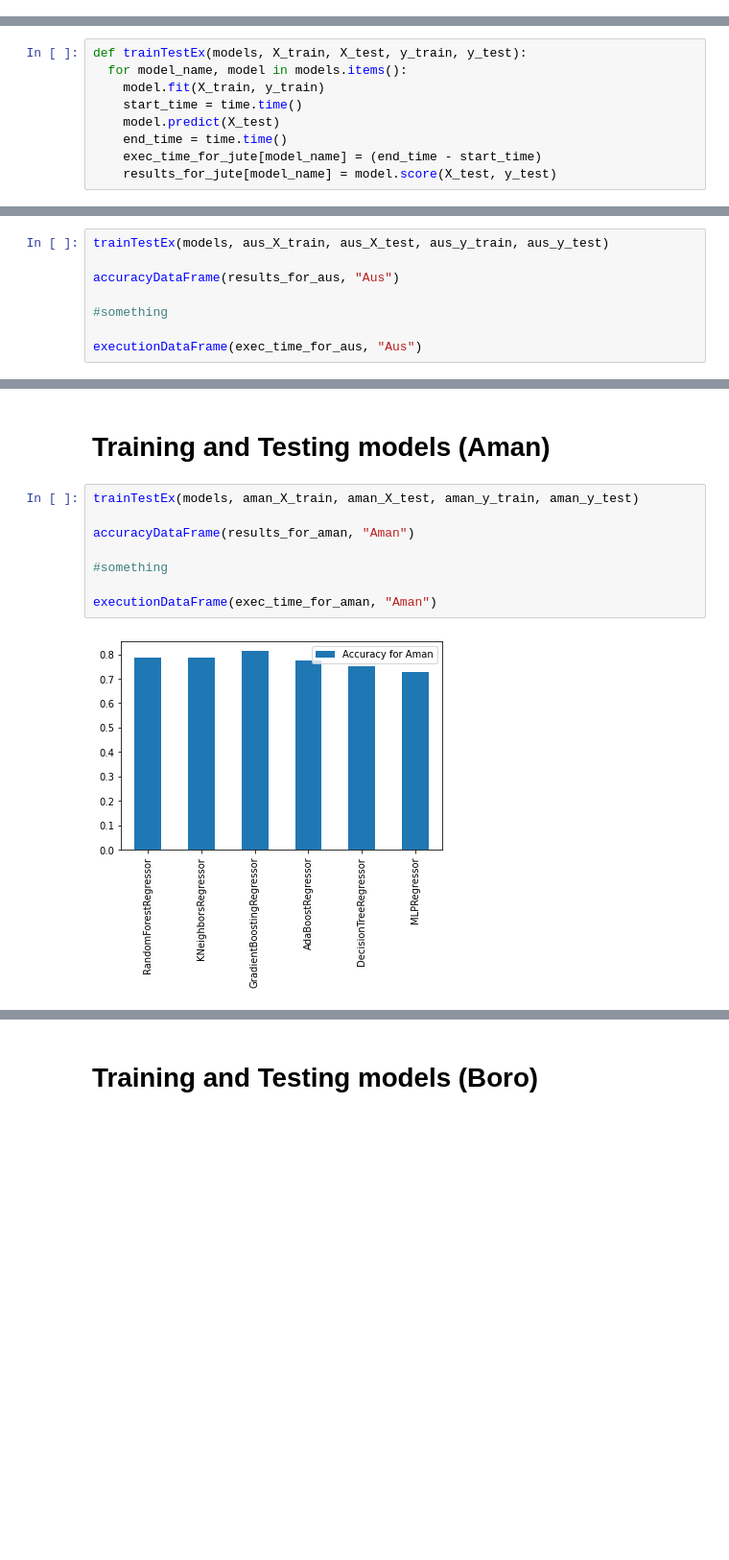
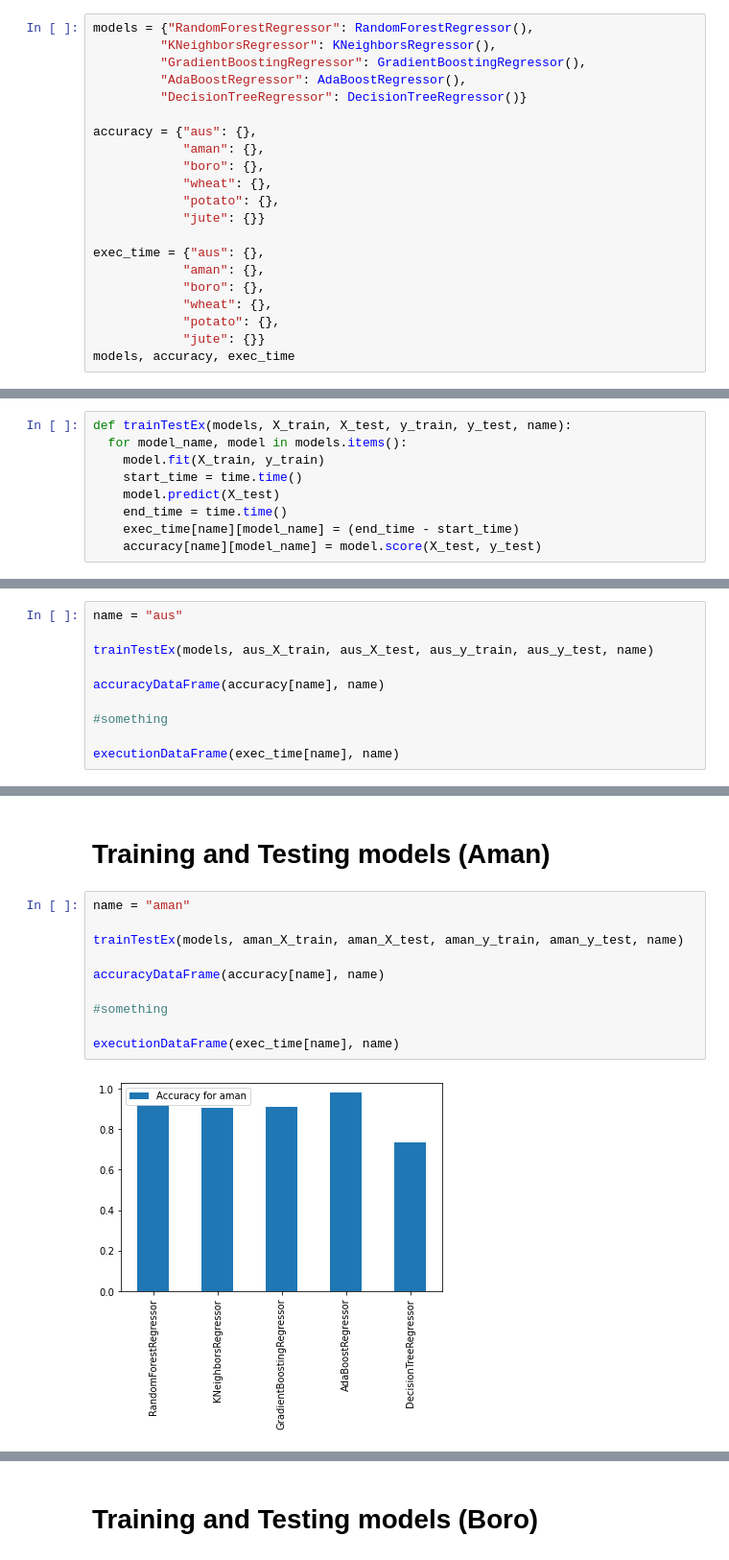
Before and after one commit to ashraful997/MyJupyter, a Jupyter notebook: Thesis-works.ipynb, the cells around one changed output, grey strips where cells are left out. Shown at 96% size. Saved outputs shown, nothing was run; the diff lists cells and outputs as text; blank space fills up the shorter version.

```diff
--- a/Thesis-works.ipynb
+++ b/Thesis-works.ipynb
@@ -96,0 +78,21 @@ exec_time_for_jute = {}
+# %%
+models = {"RandomForestRegressor": RandomForestRegressor(),
+         "KNeighborsRegressor": KNeighborsRegressor(),
+         "GradientBoostingRegressor": GradientBoostingRegressor(),
+         "AdaBoostRegressor": AdaBoostRegressor(),
+         "DecisionTreeRegressor": DecisionTreeRegressor()}
+
+accuracy = {"aus": {},
+            "aman": {},
+            "boro": {},
+            "wheat": {},
+            "potato": {},
+            "jute": {}}
+
+exec_time = {"aus": {},
+            "aman": {},
+            "boro": {},
+            "wheat": {},
+            "potato": {},
+            "jute": {}}
+models, accuracy, exec_time
@@ -97,14 +107,14 @@ exec_time_for_jute = {}
 # %% [markdown]
 # Function to get accuracy score and Execution time
 # %%
-def trainTestEx(models, X_train, X_test, y_train, y_test):
+def trainTestEx(models, X_train, X_test, y_train, y_test, name):
   for model_name, model in models.items():
     model.fit(X_train, y_train)
     start_time = time.time()
     model.predict(X_test)
     end_time = time.time()
-    exec_time_for_jute[model_name] = (end_time - start_time)
-    results_for_jute[model_name] = model.score(X_test, y_test)
+    exec_time[name][model_name] = (end_time - start_time)
+    accuracy[name][model_name] = model.score(X_test, y_test)
 # %% [markdown]
 # Function to plot Accuracy comparison bar
 # %%
@@ -124,11 +134,13 @@ def executionDataFrame(resultOfexecution, name):
 # %% [markdown]
 # Training and Testing models (Aus)
 # %%
-trainTestEx(models, aus_X_train, aus_X_test, aus_y_train, aus_y_test)
+name = "aus"
 
-accuracyDataFrame(results_for_aus, "Aus")
+trainTestEx(models, aus_X_train, aus_X_test, aus_y_train, aus_y_test, name)
+
+accuracyDataFrame(accuracy[name], name)
 
 #something
 
-executionDataFrame(exec_time_for_aus, "Aus")
+executionDataFrame(exec_time[name], name)
 # %% [output]
@@ -137,12 +149,14 @@ executionDataFrame(exec_time_for_aus, "Aus")
 # %% [markdown]
 # Training and Testing models (Aman)
 # %%
-trainTestEx(models, aman_X_train, aman_X_test, aman_y_train, aman_y_test)
+name = "aman"
 
-accuracyDataFrame(results_for_aman, "Aman")
+trainTestEx(models, aman_X_train, aman_X_test, aman_y_train, aman_y_test, name)
+
+accuracyDataFrame(accuracy[name], name)
 
 #something
 
-executionDataFrame(exec_time_for_aman, "Aman")
+executionDataFrame(exec_time[name], name)
 # %% [output]
-[figure, old version]
+[figure, new version]
```
Also changed, not shown: parts of 12 cells of this notebook.
